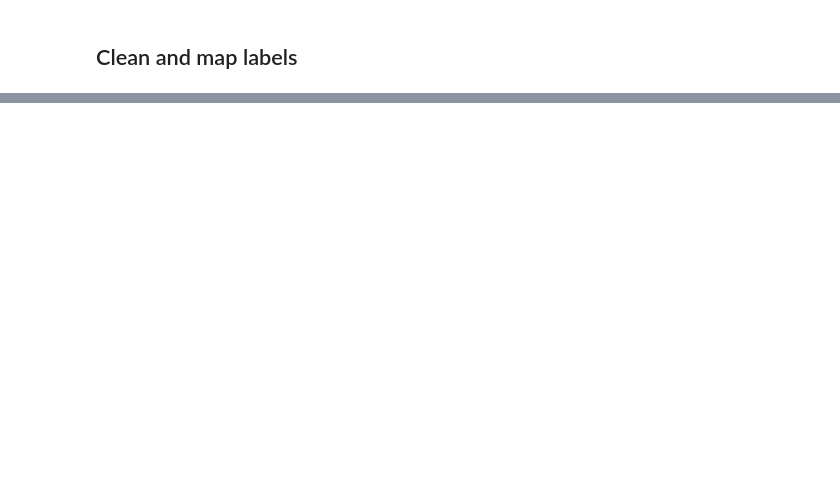
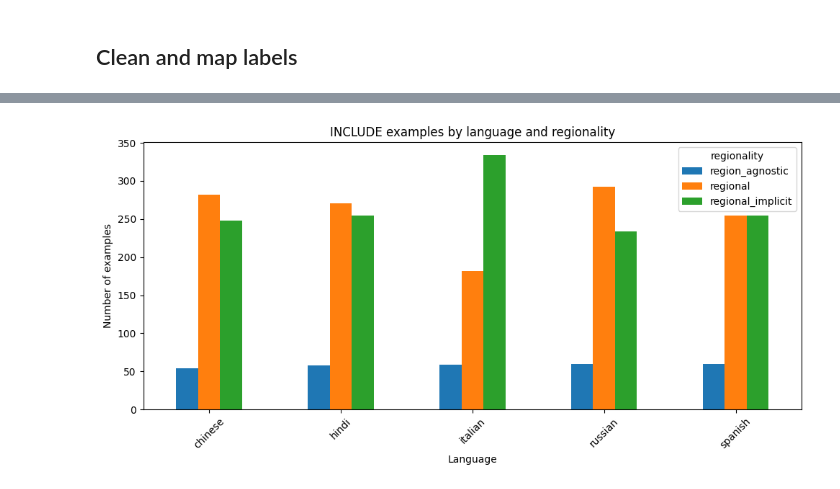
Before and after one commit to EPFLHenrik/LLM-Finetuning, a Jupyter notebook: multilingual/notebooks/include_preprocessing.ipynb, the cells around one changed output, grey strips where cells are left out. Saved outputs shown, nothing was run; the diff lists cells and outputs as text; code cells hidden in the pictures; blank space fills up the shorter version.

```diff
--- a/multilingual/notebooks/include_preprocessing.ipynb
+++ b/multilingual/notebooks/include_preprocessing.ipynb
@@ -17,19 +38,22 @@ OUTPUT_DIR.mkdir(parents=True, exist_ok=True)
 
 DATASET_NAME = 'CohereLabs/include-base-44'
 LANGUAGE_CONFIGS = {
-    'italian': 'italian',
-    'spanish': 'spanish',
-    'russian': 'russian',
-    'chinese': 'chinese',
-    'hindi': 'hindi',
+    'italian': 'Italian',
+    'spanish': 'Spanish',
+    'russian': 'Russian',
+    'chinese': 'Chinese',
+    'hindi': 'Hindi',
 }
 SPLITS = ['validation', 'test']
 ANSWER_MAP = {0: 'A', 1: 'B', 2: 'C', 3: 'D', '0': 'A', '1': 'B', '2': 'C', '3': 'D'}
 REGIONALITY_MAP = {
-    'culture-related': 'regional',
-    'region-explicit': 'regional',
-    'region-implicit': 'regional_implicit',
-    'agnostic': 'region_agnostic',
+    "culture": "regional",
+    "culture-related": "regional",
+    "region explicit": "regional",
+    "region-explicit": "regional",
+    "region implicit": "regional_implicit",
+    "region-implicit": "regional_implicit",
+    "agnostic": "region_agnostic",
 }
 VALID_ANSWERS = {'A', 'B', 'C', 'D'}
 VALID_REGIONALITIES = {'regional', 'regional_implicit', 'region_agnostic'}
@@ -168,9 +460,18 @@ display(pd.crosstab(df['language'], df['domain']))
 # %%
-plot_df = pd.crosstab(df['language'], df['regionality'])
-ax = plot_df.plot(kind='bar', figsize=(10, 5))
-ax.set_title('Clean INCLUDE examples per language and regionality')
-ax.set_xlabel('Language')
-ax.set_ylabel('Number of examples')
-plt.xticks(rotation=0)
+plot_df = (
+    df.groupby(["language", "regionality"])
+    .size()
+    .reset_index(name="n_examples")
+    .pivot(index="language", columns="regionality", values="n_examples")
+    .fillna(0)
+)
+
+ax = plot_df.plot(kind="bar", figsize=(10, 5))
+ax.set_title("INCLUDE examples by language and regionality")
+ax.set_xlabel("Language")
+ax.set_ylabel("Number of examples")
+plt.xticks(rotation=45)
 plt.tight_layout()
 plt.show()
+# %% [output]
+[figure, added]
```
Also changed, not shown: parts of 28 cells of this notebook, 32 other files.
